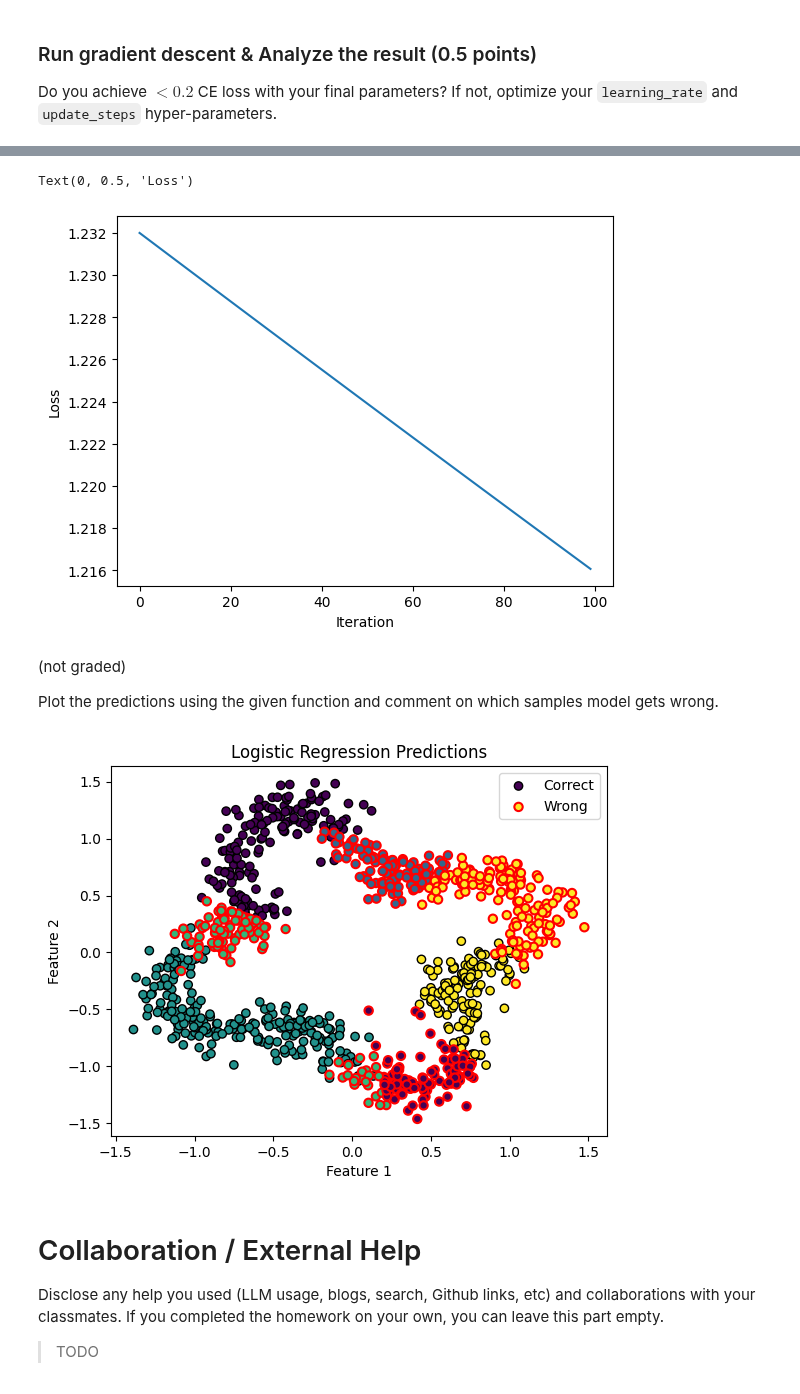
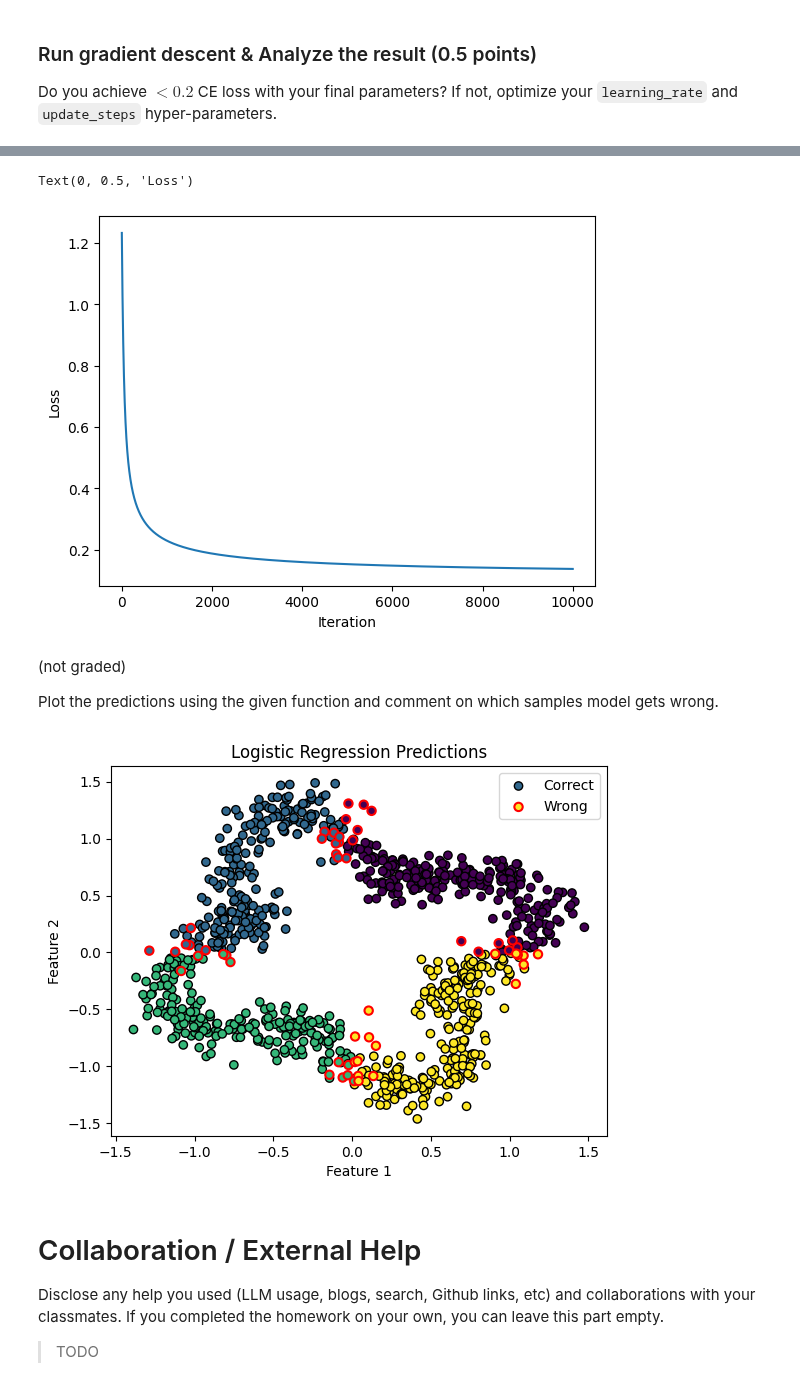
Before and after one commit to AfraAd/CSC413-Homeworks, a Jupyter notebook: Fall25_HW1_Regression.ipynb, the cells around one changed output, grey strips where cells are left out. Drawn from its saved outputs; the diff is of its cells as text; code cells hidden in the pictures.

```diff
--- a/Fall25_HW1_Regression.ipynb
+++ b/Fall25_HW1_Regression.ipynb
@@ -174,8 +174,8 @@ Print out the values of $w$ and $b$ found by your model after training and compa
 ## TODO: make sure to play around with different learning_rate and update_steps combinations
 ## so that your model achieves <5.2 MSE loss
 ## Make sure to update the parameters
-learning_rate = 0.001
-update_steps = 100
+learning_rate = 0.1
+update_steps = 100000
 ##########################################
 
 new_weight, new_bias, losses = train_linear_regression(inputs, targets, weight, bias, learning_rate, update_steps)
@@ -461,7 +461,7 @@ def dloss_dlogits(predicted_probs: np.ndarray, targets: np.ndarray) -> np.ndarra
     ## TODO: Implement derivative of CE loss w.r.t logits (Eq. 2.5)
     ## 0.2 pts
     ## Your Code
-    grad = predicted_probs - targets
+    grad = (predicted_probs - targets) / targets.shape[0]
     ##########################################
     assert grad.shape == predicted_probs.shape
     return grad
@@ -476,7 +476,7 @@ def logistic_reg_weight_update(predicted_probs: np.ndarray, inputs: np.ndarray,
     ## Hint: you can reuse `dloss_dlogits`
     ## 0.3 pts
     ## Your Code
-    dW = np.dot(dloss_dlogits(predicted_probs, targets).T, inputs) / inputs.shape[0]
+    dW = np.dot(dloss_dlogits(predicted_probs, targets).T, inputs)
     ##########################################
     return dW
 
@@ -528,8 +528,8 @@ Do you achieve $< 0.2$ CE loss with your final parameters? If not, optimize your
 ## TODO: make sure to play around with different learning_rate and update_steps combinations
 ## so that your model achieves <0.2 CE loss
 ## Make sure to update the parameters
-log_learning_rate = 0.001
-log_update_steps = 100
+log_learning_rate = 0.1
+log_update_steps = 10000
 ##########################################
 
 np.random.seed(SEED)
@@ -546,5 +546,5 @@ Final loss: 1.2160621698425853
 Text(0, 0.5, 'Loss')
-[figure, old version]
+[figure, new version]
 # %% [markdown]
 (not graded)
 
@@ -571,7 +571,7 @@ def plot_predictions(inputs: np.ndarray, targets: np.ndarray, weight: np.ndarray
 
 plot_predictions(flower_X, flower_y, new_log_weight, new_log_bias)
 # %% [output]
-[figure, old version]
+[figure, new version]
 # %% [markdown]
 # Collaboration / External Help
 Disclose any help you used (LLM usage, blogs, search, Github links, etc) and collaborations with your classmates. If you  completed the homework on your own, you can leave this part empty.
```
Also changed, not shown: parts of 7 cells of this notebook.
